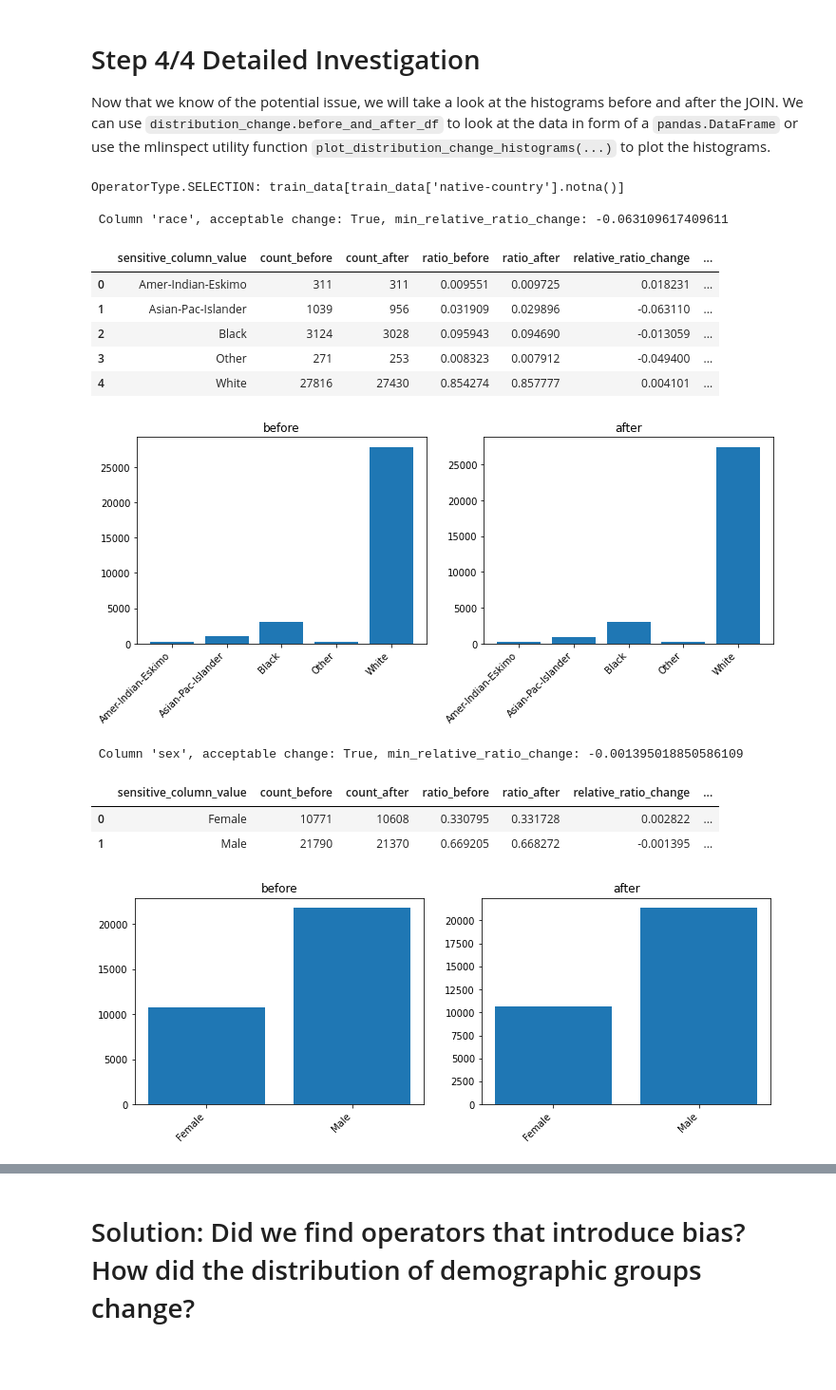
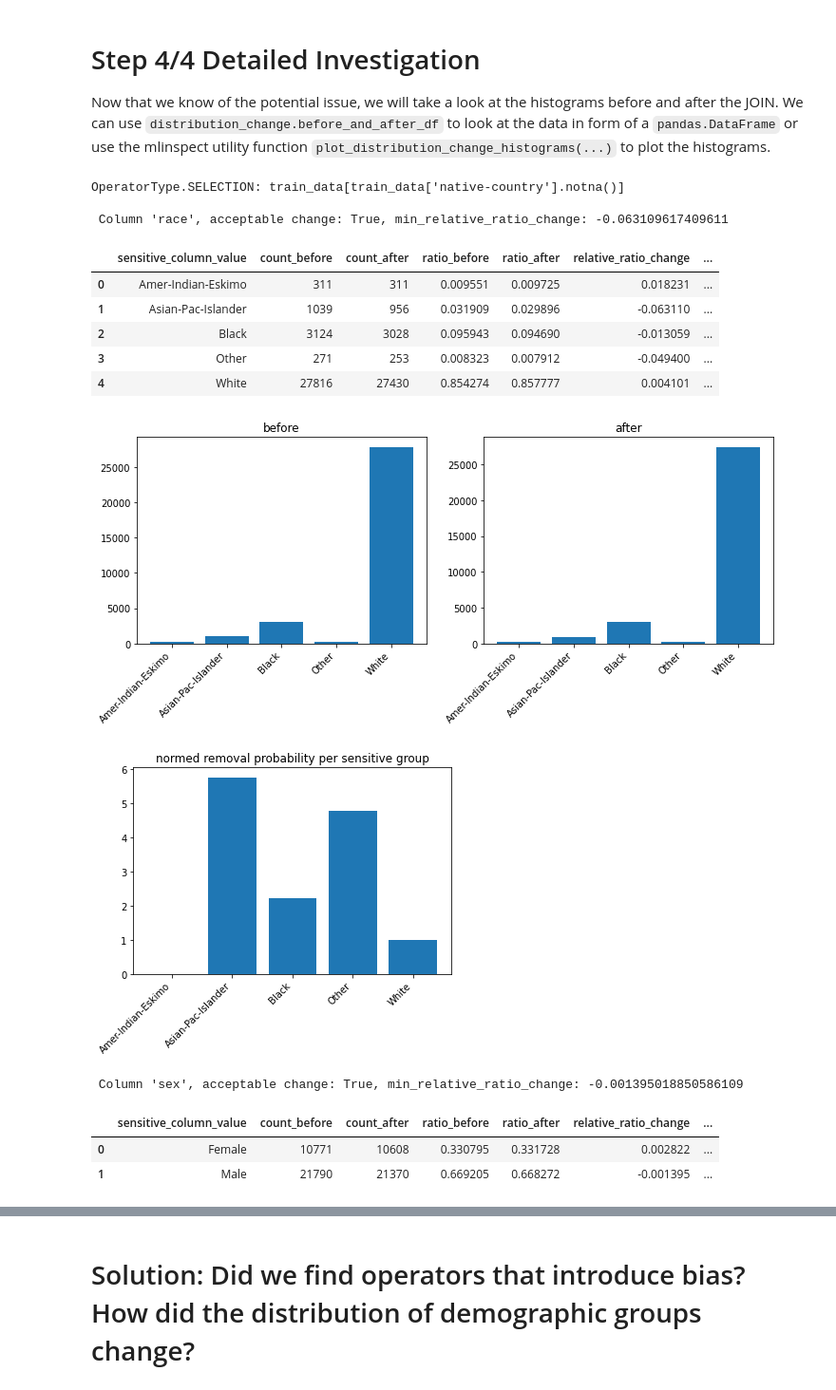
Before and after one commit to stefan-grafberger/mlinspect, a Jupyter notebook: experiments/user_interviews/example-testing-adult-pipeline.ipynb, the cells around one changed output, grey strips where cells are left out. Shown: that part at 95% size. Drawn from its saved outputs; the diff is of its cells as text; code cells hidden in the pictures; blank space fills up the shorter version.

Commit message:
NoBiasIntroduced for probability extension works as expected for both demo pipelines

```diff
--- a/experiments/user_interviews/example-testing-adult-pipeline.ipynb
+++ b/experiments/user_interviews/example-testing-adult-pipeline.ipynb
@@ -353,30 +353,30 @@ Now that we know of the potential issue, we will take a look at the histograms b
 # %%
 # Select the DagNode we want to look at by index
 dag_node, node_distribution_changes = dag_node_distribution_changes_list[0]
 # TODO: Out of range because there currently is only one value that changes the distribution:
 #  The imputation. But the imputation doesn't operate on a sensitive attribute.
 
 # Investige the changes
 print("\033[1m{}: {}\033[0m".format(dag_node.operator_type, dag_node.source_code))
 for column, distribution_change in node_distribution_changes.items():
     print("")
     print("\033[1m Column '{}'\033[0m, acceptable change: {}, min_relative_ratio_change: {}".format(column, distribution_change.acceptable_change, distribution_change.min_relative_ratio_change))
     display(distribution_change.before_and_after_df)
     NoBiasIntroducedFor.plot_distribution_change_histograms(distribution_change)
-    NoBiasIntroducedFor.plot_distribution_change_histograms(distribution_change)
+    NoBiasIntroducedFor.plot_removal_probability_histograms(distribution_change)
 # %% [output]
 OperatorType.SELECTION: train_data[train_data['native-country'].notna()]
 
  Column 'race', acceptable change: True, min_relative_ratio_change: -0.063109617409611
 |  | sensitive_column_value | count_before | count_after | ratio_before | ratio_after | relative_ratio_change | ... |
 | 0 | Amer-Indian-Eskimo | 311 | 311 | 0.009551 | 0.009725 | 0.018231 | ... |
 | 1 | Asian-Pac-Islander | 1039 | 956 | 0.031909 | 0.029896 | -0.063110 | ... |
 | 2 | Black | 3124 | 3028 | 0.095943 | 0.094690 | -0.013059 | ... |
 | 3 | Other | 271 | 253 | 0.008323 | 0.007912 | -0.049400 | ... |
 | 4 | White | 27816 | 27430 | 0.854274 | 0.857777 | 0.004101 | ... |
 [figure]
+[figure, new version]
  Column 'sex', acceptable change: True, min_relative_ratio_change: -0.001395018850586109
 |  | sensitive_column_value | count_before | count_after | ratio_before | ratio_after | relative_ratio_change | ... |
 | 0 | Female | 10771 | 10608 | 0.330795 | 0.331728 | 0.002822 | ... |
 | 1 | Male | 21790 | 21370 | 0.669205 | 0.668272 | -0.001395 | ... |
-[figure, old version]
```
Also changed, not shown: parts of 2 cells of this notebook, 3 other files.
